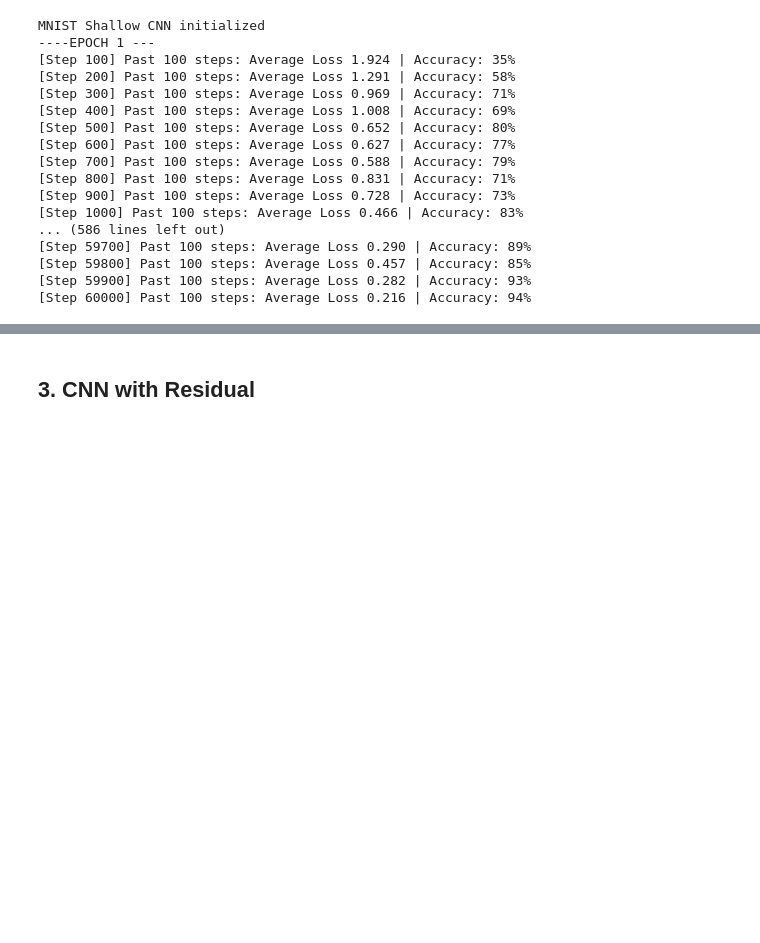
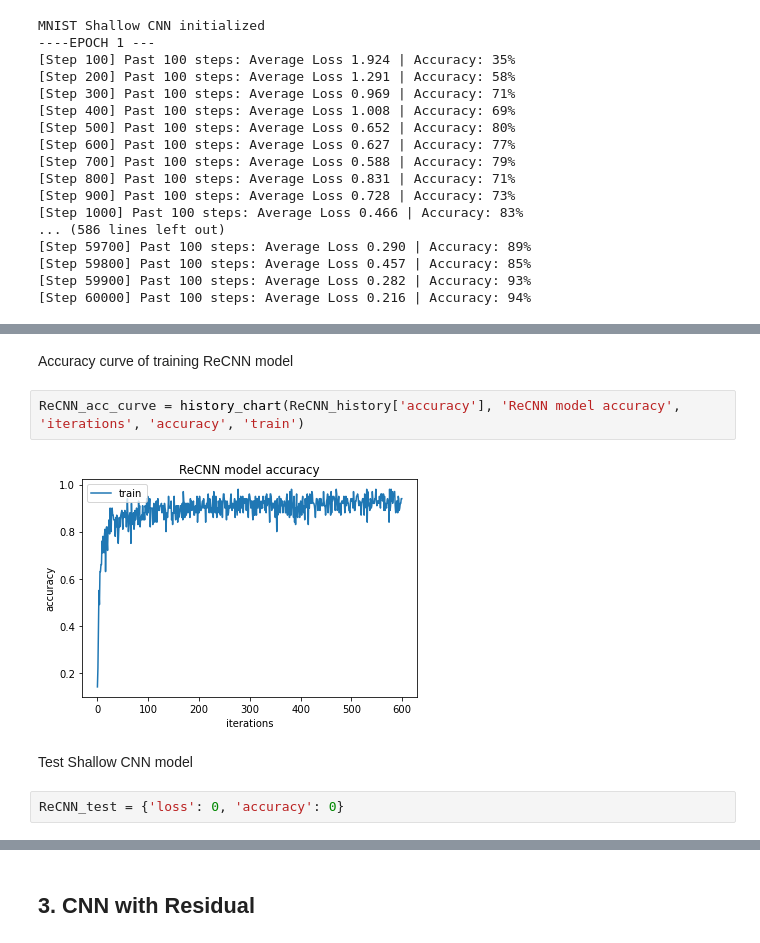
Before and after one commit to thanhhocse96/DeepLearningDemo, a Jupyter notebook: CNN.ipynb, the cells around one changed output, grey strips where cells are left out. Saved outputs shown, nothing was run; the diff lists cells and outputs as text; blank space fills up the shorter version.

```diff
--- a/CNN.ipynb
+++ b/CNN.ipynb
@@ -413,0 +518,10 @@ class ReLU:
+# %% [markdown]
+Accuracy curve of training ReCNN model
+# %%
+ReCNN_acc_curve = history_chart(ReCNN_history['accuracy'], 'ReCNN model accuracy', 'iterations', 'accuracy', 'train')
+# %% [output]
+[figure, added]
+# %% [markdown]
+Test Shallow CNN model
+# %%
+ReCNN_test = {'loss': 0, 'accuracy': 0}
```
Also changed, not shown: parts of 38 cells of this notebook, 3 other files.
